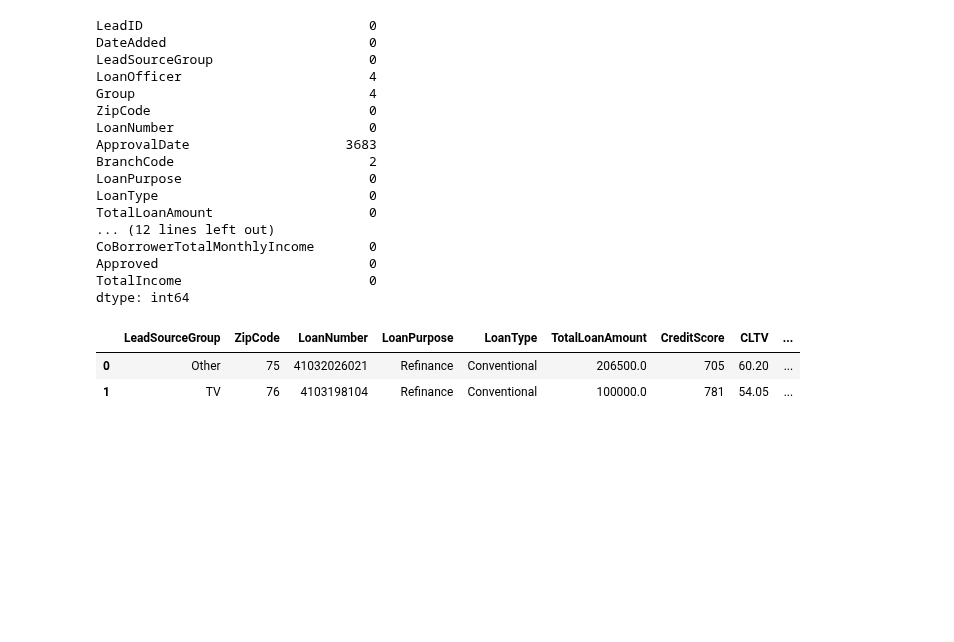
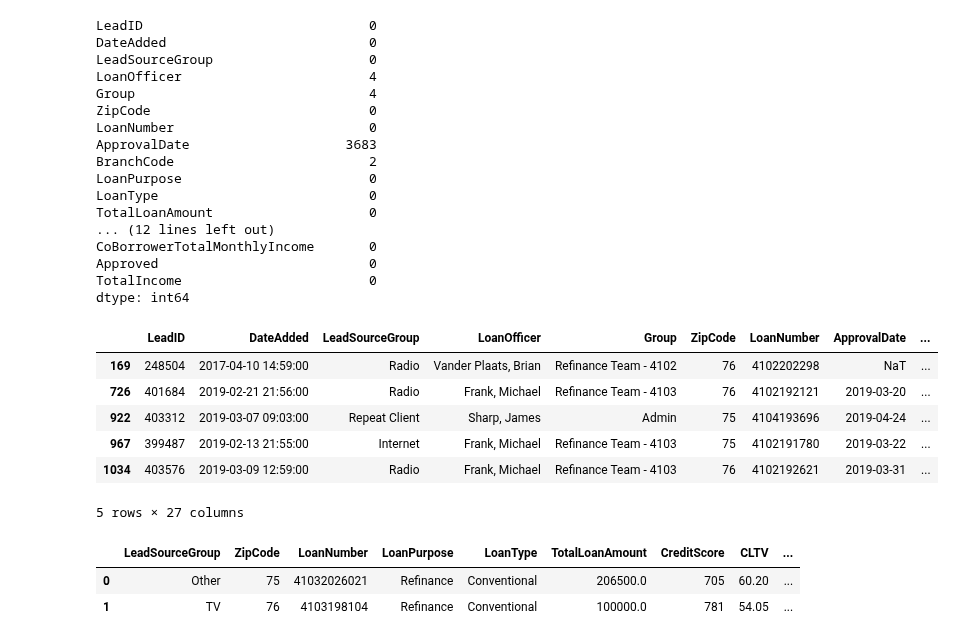
Before and after one commit to Praveen76/Loan-Approval-Classifier-Model-using-Non-Linear-Models, a Jupyter notebook: Loan_Approval_Classifier_Pipeline.ipynb, the cells around one changed output. Cells and saved outputs as stored; diff of their text form; code cells hidden in the pictures; blank space fills up the shorter version.

```diff
--- a/Loan_Approval_Classifier_Pipeline.ipynb
+++ b/Loan_Approval_Classifier_Pipeline.ipynb
@@ -179,6 +179,16 @@ CoBorrowerTotalMonthlyIncome       0
 Approved                           0
 TotalIncome                        0
 dtype: int64
+# %%
+loan_original[loan_original.DTI.isna()].head()
+# %% [output]
+|  | LeadID | DateAdded | LeadSourceGroup | LoanOfficer | Group | ZipCode | LoanNumber | ApprovalDate | ... |
+| 169 | 248504 | 2017-04-10 14:59:00 | Radio | Vander Plaats, Brian | Refinance Team - 4102 | 76 | 4102202298 | NaT | ... |
+| 726 | 401684 | 2019-02-21 21:56:00 | Radio | Frank, Michael | Refinance Team - 4103 | 76 | 4102192121 | 2019-03-20 | ... |
+| 922 | 403312 | 2019-03-07 09:03:00 | Repeat Client | Sharp, James | Admin | 75 | 4104193696 | 2019-04-24 | ... |
+| 967 | 399487 | 2019-02-13 21:55:00 | Internet | Frank, Michael | Refinance Team - 4103 | 75 | 4102191780 | 2019-03-22 | ... |
+| 1034 | 403576 | 2019-03-09 12:59:00 | Radio | Frank, Michael | Refinance Team - 4103 | 76 | 4102192621 | 2019-03-31 | ... |
+5 rows × 27 columns
 # %%
 #Create bins for Education
 # Assuming 'BorrowerYearsInSchool' is a column in the DataFrame
```
Also changed, not shown: parts of 3 cells of this notebook.
